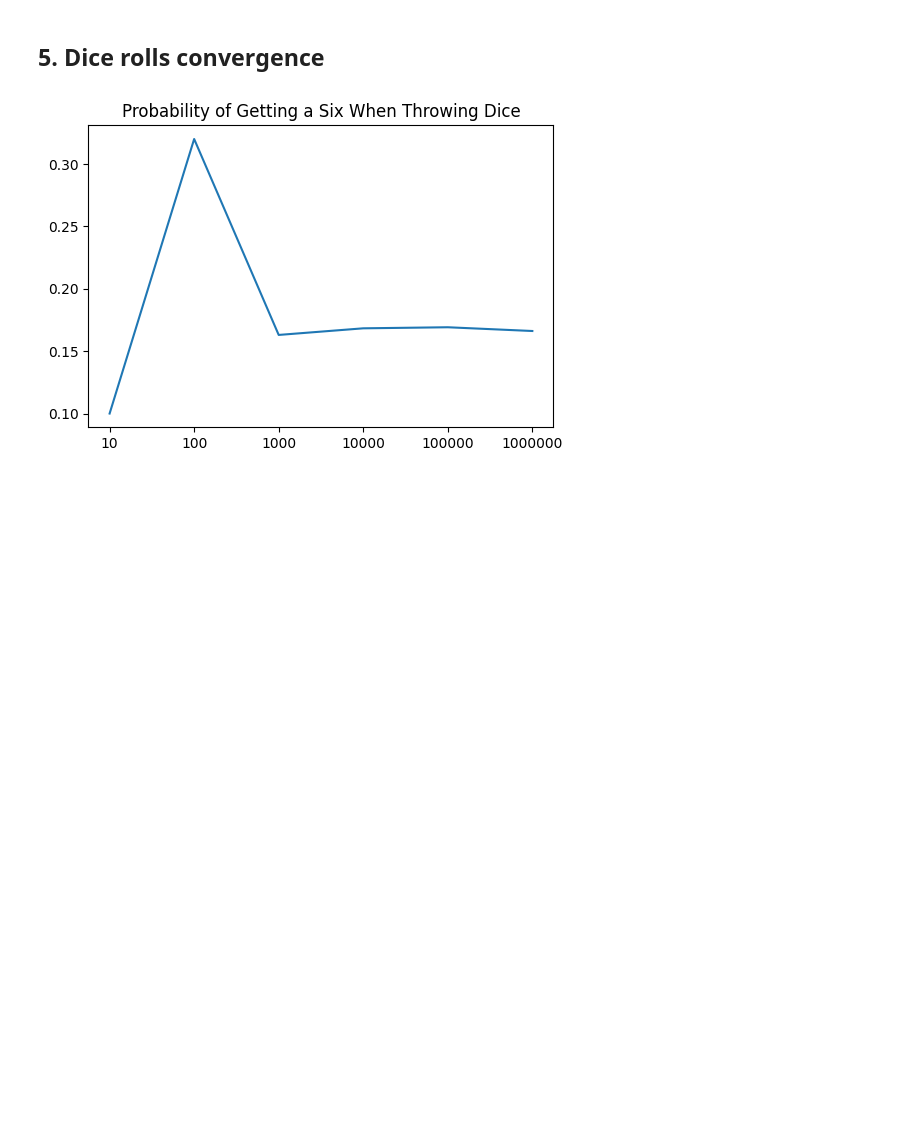
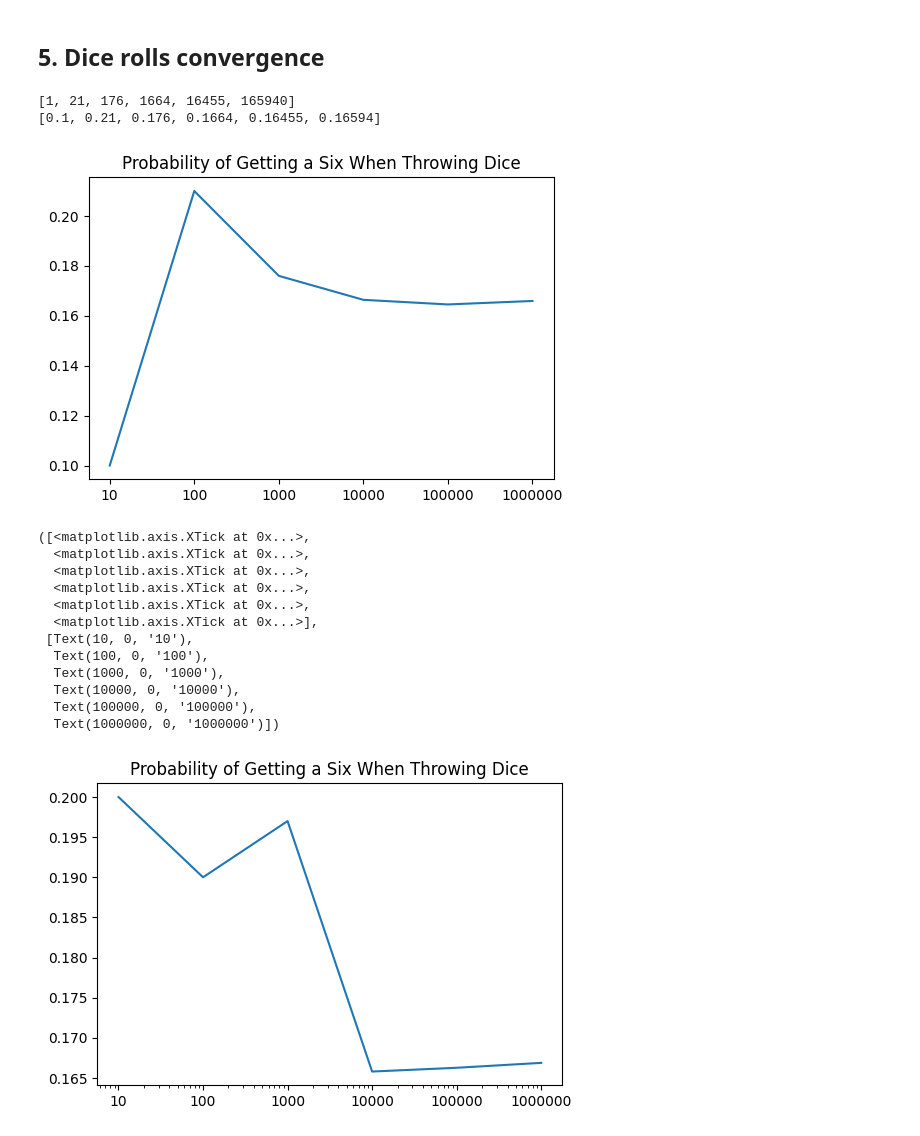
Before and after one commit to Anna-MariaSjolund/Python-Programming-Anna-MariaSjolund, a Jupyter notebook: Exercises/Week 35/exercise04-1-5.ipynb, the cells around one changed output. Cells and saved outputs as stored; diff of their text form; code cells hidden in the pictures; blank space fills up the shorter version.

Commit message:
Changes in plot

```diff
--- a/Exercises/Week 35/exercise04-1-5.ipynb
+++ b/Exercises/Week 35/exercise04-1-5.ipynb
@@ -128,11 +128,11 @@ number_of_rolls = [10, 100, 1000, 10000, 100000, 1000000]
 #Creates random integers between 1 and 6 and count the number of sixes
 #It does this for all of the different number of rolls
 number_of_sixes = [[rnd.randint(1, 6) for _ in range(rolls)].count(6) for rolls in number_of_rolls]
-#print(number_of_sixes)
+print(number_of_sixes)
 
 #Counts the probability (number of sixes/number of rolls) for the different number of rolls
 probability = [(number_of_sixes[i]/number_of_rolls[i]) for i in range(len(number_of_rolls))]
-#print(probability)
+print(probability)
 
 #Create a plot, showing number of sixes and probability
 fig = plt.figure(dpi = 100)
@@ -143,6 +143,9 @@ log_rolls = list(map(log,number_of_rolls)) #Map takes a function (i.e. log) and
 a = plt.plot(log_rolls, probability) #Plots the log values on the x-axis and probabibility on the y-axis
 b = plt.xticks(log_rolls, number_of_rolls) #The first argument takes the number of ticks and the second argument overwrites the old tick labels
 
+
+#plt.xscale('log') We can use this to change the scale to log directly, exchange log_rolls to number_of_rolls
+
 #This code can also be used instead of: log_rolls = list(map(log,number_of_rolls))
 #my_logs = []
 #logger = lambda x : my_logs.append(log(x))
@@ -151,4 +154,51 @@ b = plt.xticks(log_rolls, number_of_rolls) #The first argument takes the number
     #logger(x)
 #print(my_logs)
 # %% [output]
+[1, 21, 176, 1664, 16455, 165940]
+[0.1, 0.21, 0.176, 0.1664, 0.16455, 0.16594]
-[figure, old version]
+[figure, new version]
+# %%
+#Import libraries
+import random as rnd
+import matplotlib.pyplot as plt
+import matplotlib.ticker as plticker
+from math import log
+
+#Create 100 random integers between 1 and 6 and count the number of sixes
+no_of_sixes = [rnd.randint(1, 6) for _ in range(100)].count(6)
+
+
+#Creates a list with the number of rolls
+number_of_rolls = [10, 100, 1000, 10000, 100000, 1000000]
+
+#Creates random integers between 1 and 6 and count the number of sixes
+#It does this for all of the different number of rolls
+number_of_sixes = [[rnd.randint(1, 6) for _ in range(rolls)].count(6) for rolls in number_of_rolls]
+#print(number_of_sixes)
+
+#Counts the probability (number of sixes/number of rolls) for the different number of rolls
+probability = [(number_of_sixes[i]/number_of_rolls[i]) for i in range(len(number_of_rolls))]
+#print(probability)
+
+#Create a plot, showing number of sixes and probability
+fig = plt.figure(dpi = 100)
+plt.title("Probability of Getting a Six When Throwing Dice")
+
+plt.xscale('log') #We can use this to change the scale to log directly, exchange log_rolls to number_of_rolls
+
+plt.plot(number_of_rolls, probability)
+plt.xticks(number_of_rolls, number_of_rolls)
+# %% [output]
+([<matplotlib.axis.XTick at 0x...>,
+  <matplotlib.axis.XTick at 0x...>,
+  <matplotlib.axis.XTick at 0x...>,
+  <matplotlib.axis.XTick at 0x...>,
+  <matplotlib.axis.XTick at 0x...>,
+  <matplotlib.axis.XTick at 0x...>],
+ [Text(10, 0, '10'),
+  Text(100, 0, '100'),
+  Text(1000, 0, '1000'),
+  Text(10000, 0, '10000'),
+  Text(100000, 0, '100000'),
+  Text(1000000, 0, '1000000')])
+[figure, added]
```
Also changed, not shown: 1 other file.
